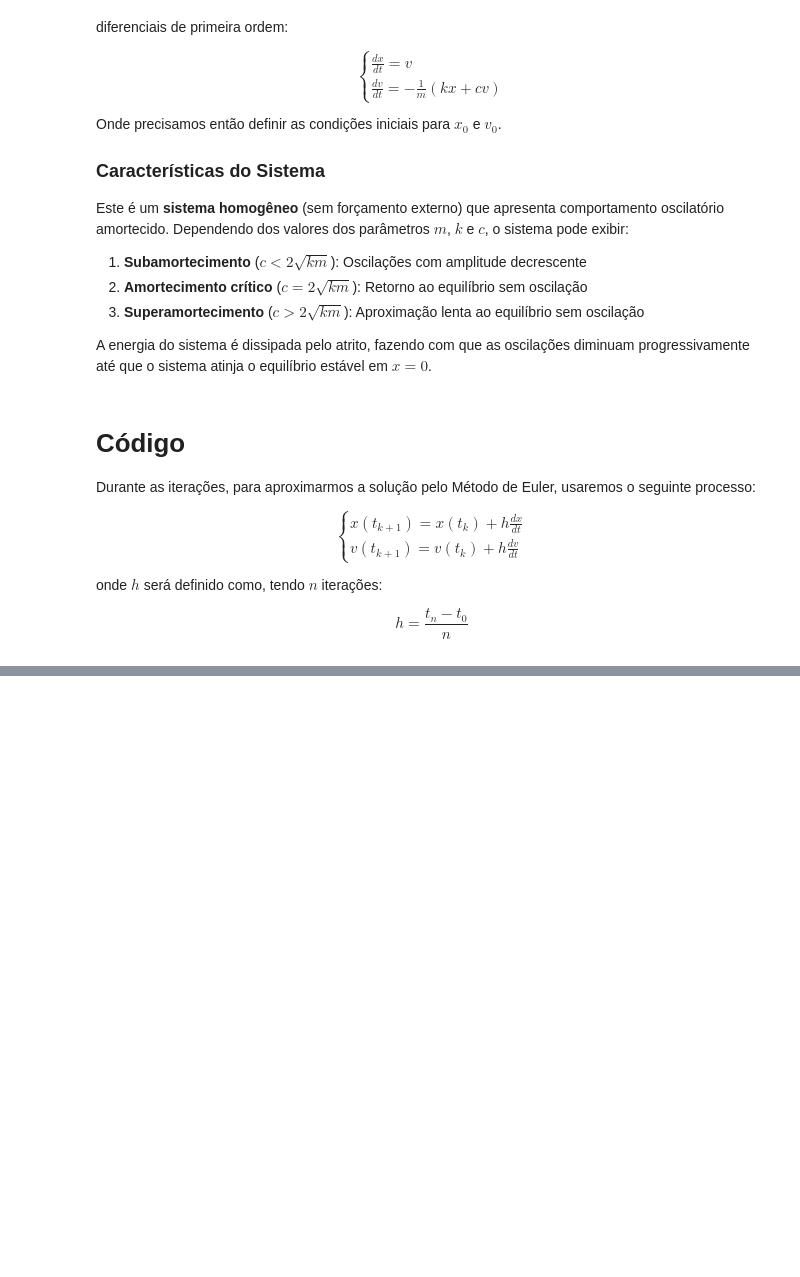
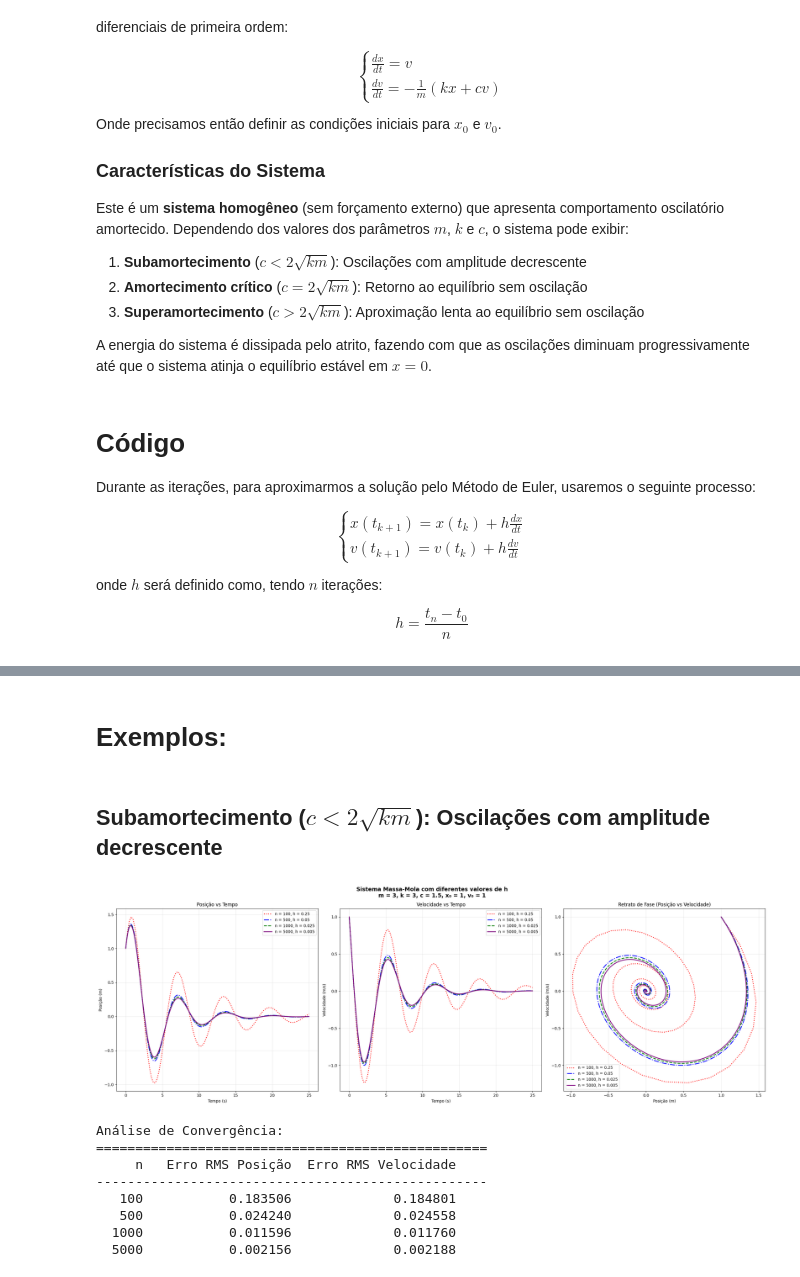
Before and after one commit to anapaulatf/MAP2310, a Jupyter notebook: ex1parte2.ipynb, the cells around one changed output, grey strips where cells are left out. Drawn from its saved outputs; the diff is of its cells as text; code cells hidden in the pictures; blank space fills up the shorter version.

Commit message:
parte2: adicionado exemplos

```diff
--- a/ex1parte2.ipynb
+++ b/ex1parte2.ipynb
@@ -173,0 +155,25 @@ Análise de Convergência:
+# %% [markdown]
+# Exemplos:
+# %% [markdown]
+## Subamortecimento ($c < 2\sqrt{km}$): Oscilações com amplitude decrescente
+# %%
+# Parâmetros do sistema
+m = 3
+k = 3
+c = 1.5
+x0 = 1
+v0 = 1
+t_inicial = 0
+t_final = 25
+
+massa_mola(m, k, c, x0, v0, t_inicial, t_final)
+# %% [output]
+[figure, added]
+Análise de Convergência:
+==================================================
+     n   Erro RMS Posição  Erro RMS Velocidade
+--------------------------------------------------
+   100           0.183506             0.184801
+   500           0.024240             0.024558
+  1000           0.011596             0.011760
+  5000           0.002156             0.002188
```
Also changed, not shown: parts of 5 cells of this notebook.
